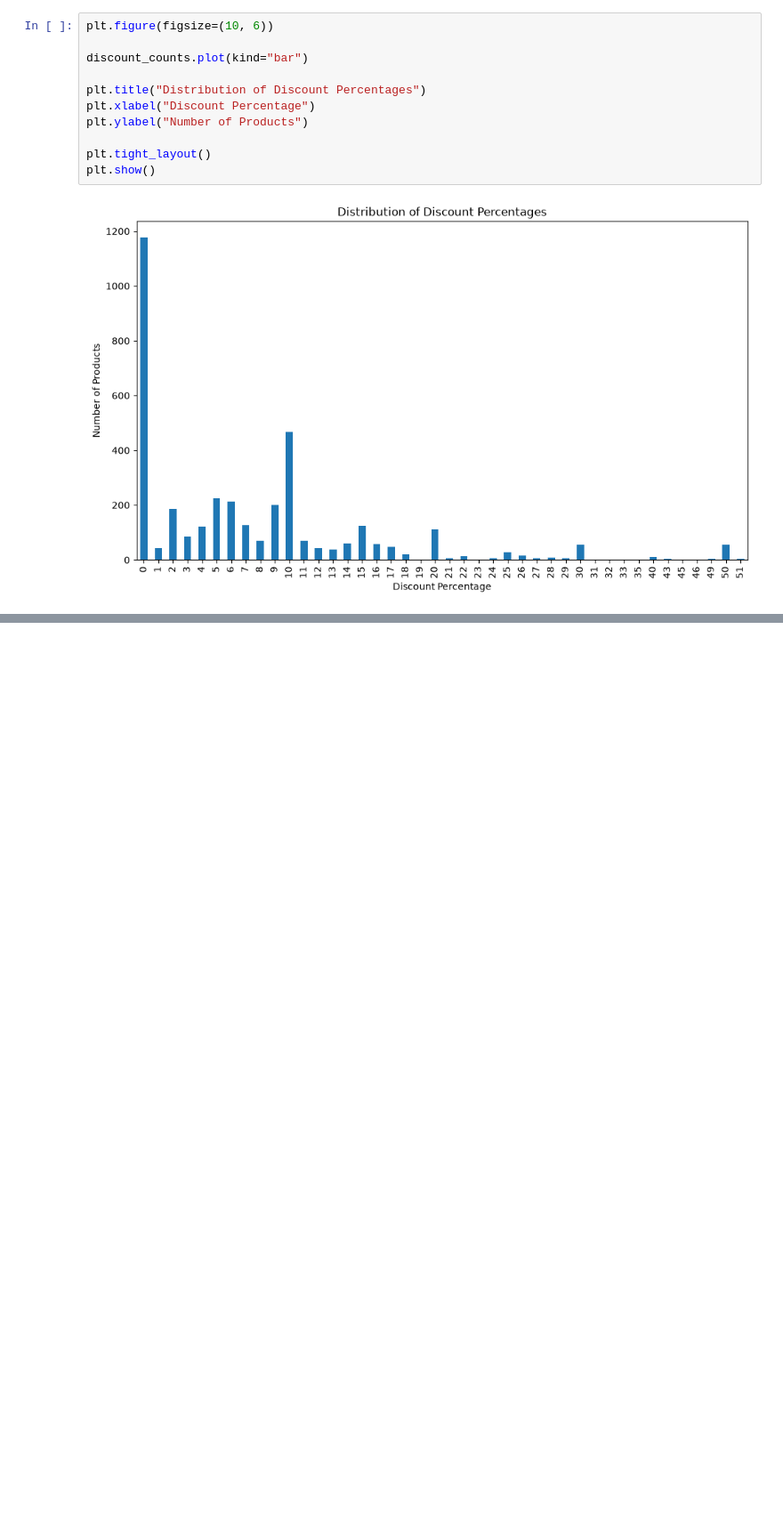
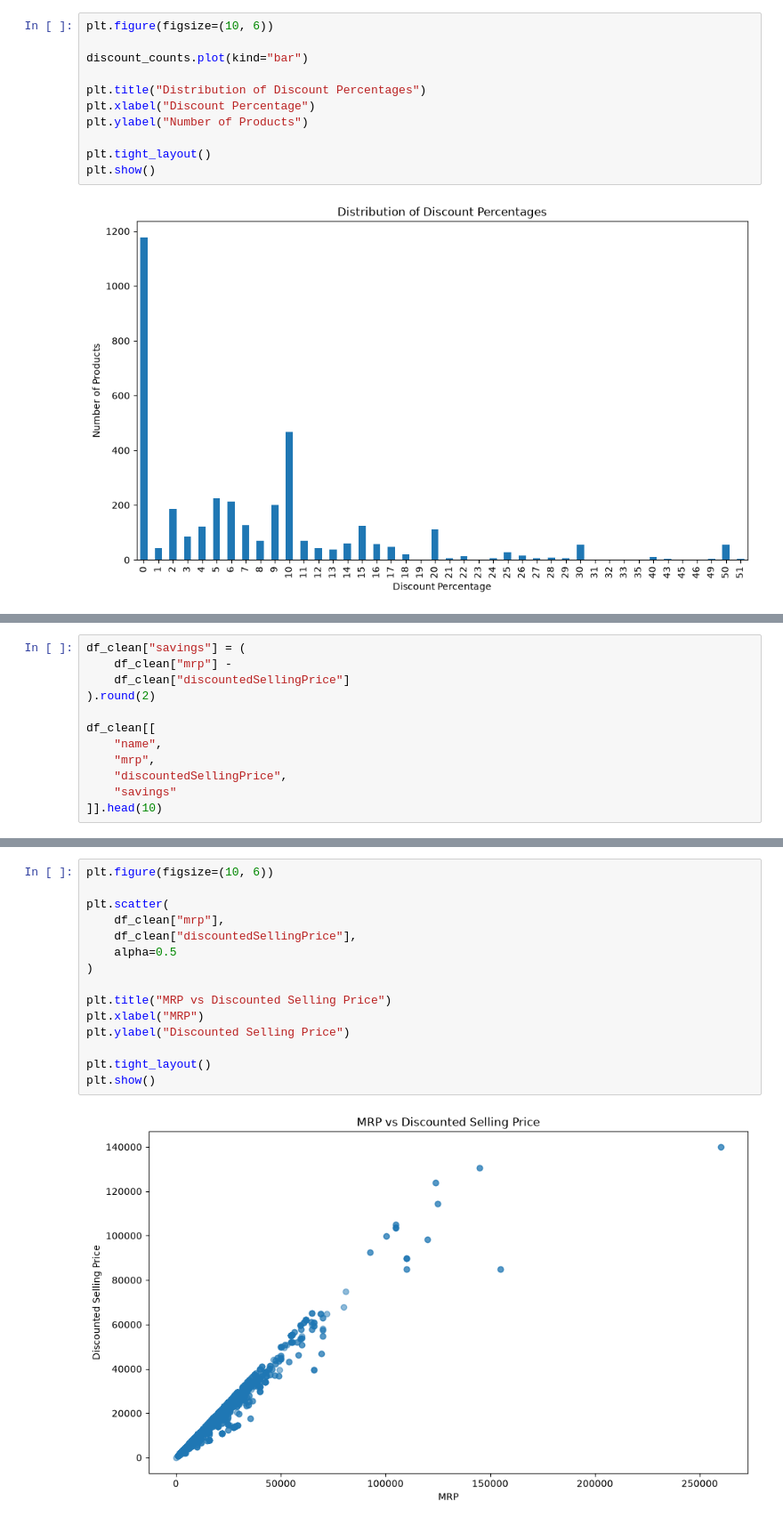
Before and after one commit to ZOR0-tech/beginner-friendly-data-analysis, a Jupyter notebook: notebooks/ecommerce_analysis.ipynb, the cells around one changed output, grey strips where cells are left out. Shown at 89% size. Saved outputs shown, nothing was run; the diff lists cells and outputs as text; blank space fills up the shorter version.

```diff
--- a/notebooks/ecommerce_analysis.ipynb
+++ b/notebooks/ecommerce_analysis.ipynb
@@ -538,0 +744,12 @@ plt.show()
+# %%
+df_clean["savings"] = (
+    df_clean["mrp"] -
+    df_clean["discountedSellingPrice"]
+).round(2)
+
+df_clean[[
+    "name",
+    "mrp",
+    "discountedSellingPrice",
+    "savings"
+]].head(10)
@@ -538,0 +820,17 @@ plt.show()
+# %%
+plt.figure(figsize=(10, 6))
+
+plt.scatter(
+    df_clean["mrp"],
+    df_clean["discountedSellingPrice"],
+    alpha=0.5
+)
+
+plt.title("MRP vs Discounted Selling Price")
+plt.xlabel("MRP")
+plt.ylabel("Discounted Selling Price")
+
+plt.tight_layout()
+plt.show()
+# %% [output]
+[figure, added]
```
Also changed, not shown: parts of 70 cells of this notebook, 3 other files.
